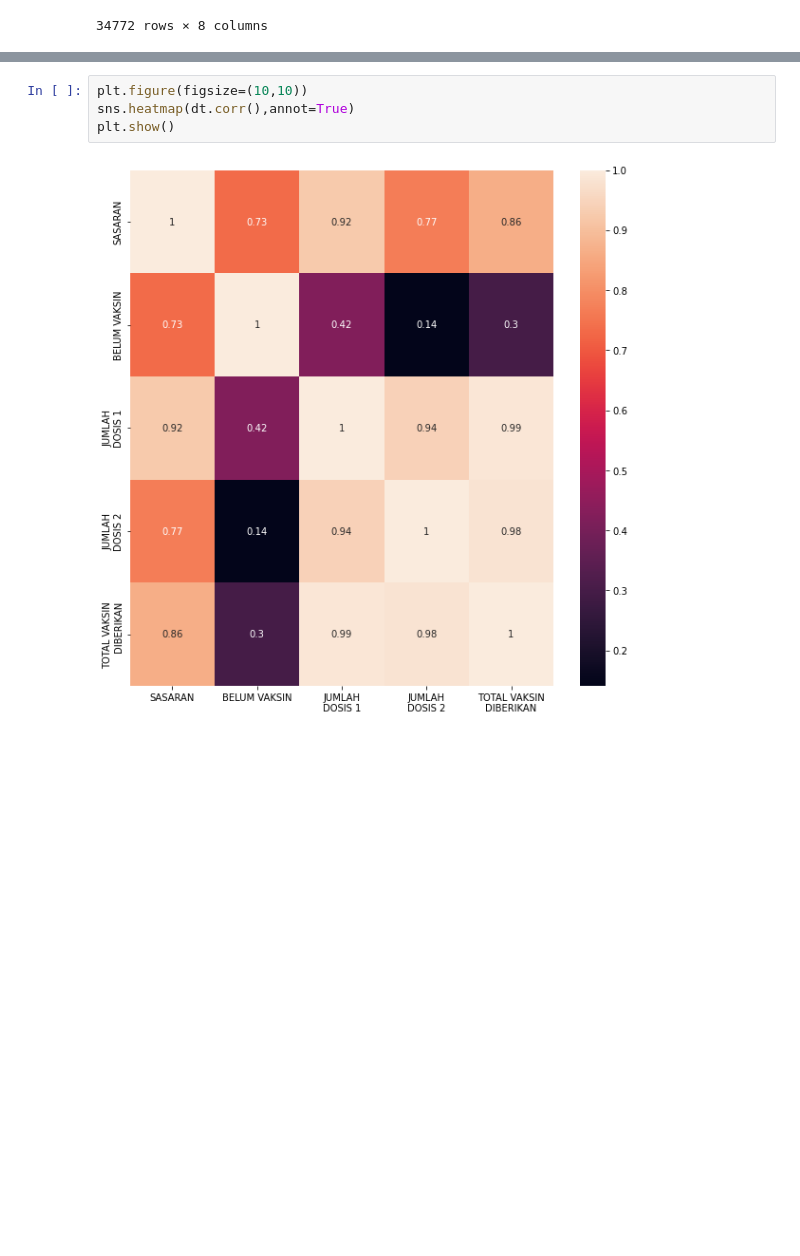
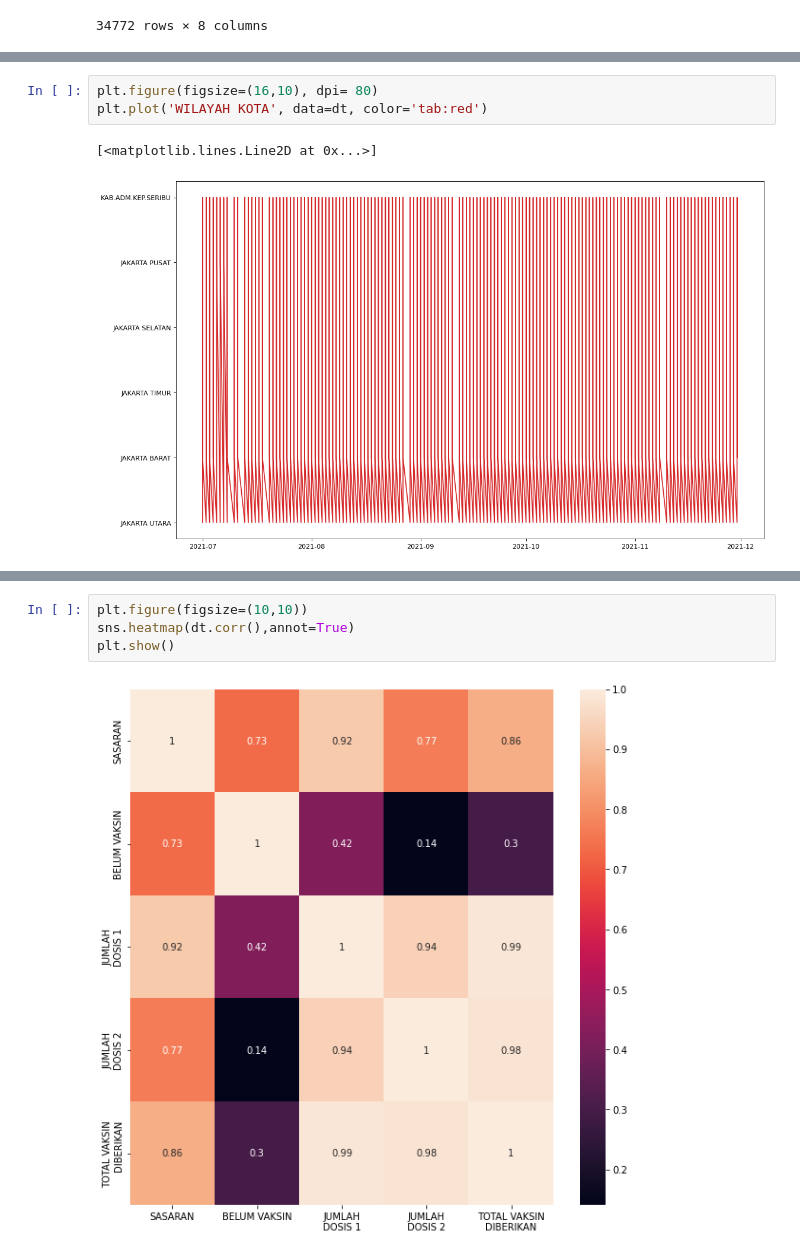
Before and after one commit to FerdyBerlianoP/Internship1, a Jupyter notebook: Untitled.ipynb, the cells around one changed output, grey strips where cells are left out. Saved outputs shown, nothing was run; the diff lists cells and outputs as text; blank space fills up the shorter version.

```diff
--- a/Untitled.ipynb
+++ b/Untitled.ipynb
@@ -1251,3 +1273,9 @@ DOSIS 2          34772 non-null  int64
 DIBERIKAN  34772 non-null  int64
 dtypes: int64(5), object(3)
 memory usage: 2.4+ MB
+# %%
+plt.figure(figsize=(16,10), dpi= 80)
+plt.plot('WILAYAH KOTA', data=dt, color='tab:red')
+# %% [output]
+[<matplotlib.lines.Line2D at 0x...>]
+[figure, added]
```
Also changed, not shown: parts of 12 cells of this notebook.
